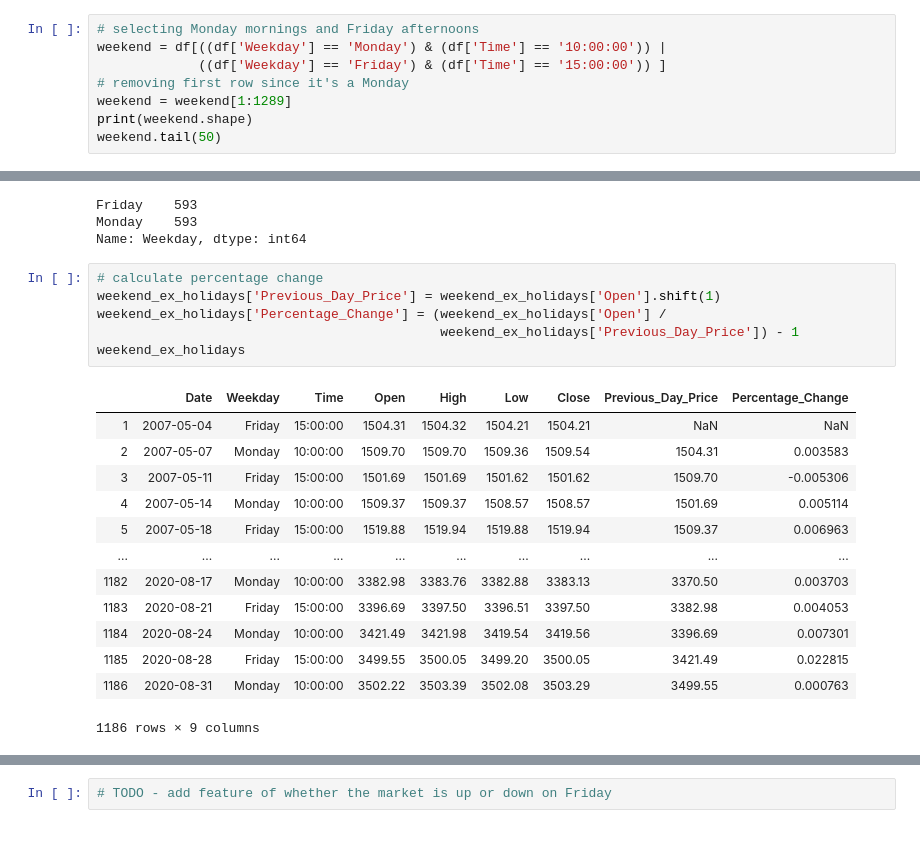
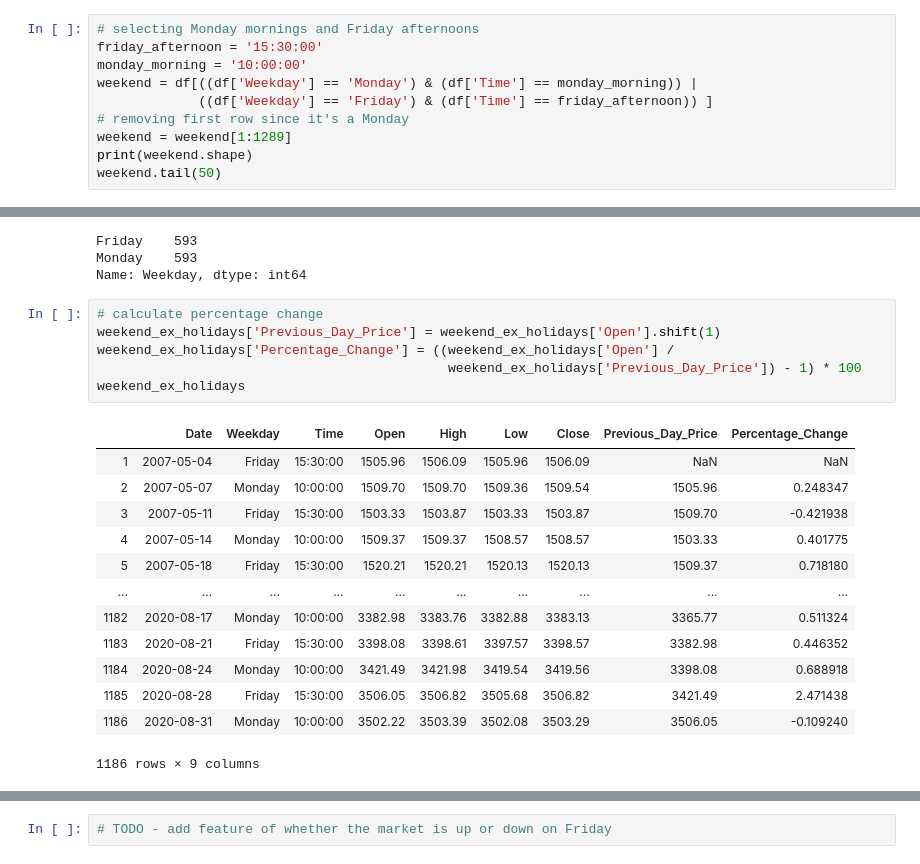
Before and after one commit to jbell1991/weekend-effect, a Jupyter notebook: weekend-effect.ipynb, the cells around one changed output, grey strips where cells are left out. Saved outputs shown, nothing was run; the diff lists cells and outputs as text.

```diff
--- a/weekend-effect.ipynb
+++ b/weekend-effect.ipynb
@@ -108,8 +108,10 @@ df.head()
 # and selling at 9:30, 10:00, 10:30, 11:00 on Monday
 # %%
 # selecting Monday mornings and Friday afternoons
-weekend = df[((df['Weekday'] == 'Monday') & (df['Time'] == '10:00:00')) |
-             ((df['Weekday'] == 'Friday') & (df['Time'] == '15:00:00')) ]
+friday_afternoon = '15:30:00'
+monday_morning = '10:00:00'
+weekend = df[((df['Weekday'] == 'Monday') & (df['Time'] == monday_morning)) |
+             ((df['Weekday'] == 'Friday') & (df['Time'] == friday_afternoon)) ]
 # removing first row since it's a Monday
 weekend = weekend[1:1289]
 print(weekend.shape)
@@ -228,22 +230,22 @@ Name: Weekday, dtype: int64
 # %%
 # calculate percentage change
 weekend_ex_holidays['Previous_Day_Price'] = weekend_ex_holidays['Open'].shift(1)
-weekend_ex_holidays['Percentage_Change'] = (weekend_ex_holidays['Open'] /
-                                            weekend_ex_holidays['Previous_Day_Price']) - 1
+weekend_ex_holidays['Percentage_Change'] = ((weekend_ex_holidays['Open'] /
+                                             weekend_ex_holidays['Previous_Day_Price']) - 1) * 100
 weekend_ex_holidays
 # %% [output]
 |  | Date | Weekday | Time | Open | High | Low | Close | Previous_Day_Price | Percentage_Change |
-| 1 | 2007-05-04 | Friday | 15:00:00 | 1504.31 | 1504.32 | 1504.21 | 1504.21 | NaN | NaN |
-| 2 | 2007-05-07 | Monday | 10:00:00 | 1509.70 | 1509.70 | 1509.36 | 1509.54 | 1504.31 | 0.003583 |
-| 3 | 2007-05-11 | Friday | 15:00:00 | 1501.69 | 1501.69 | 1501.62 | 1501.62 | 1509.70 | -0.005306 |
-| 4 | 2007-05-14 | Monday | 10:00:00 | 1509.37 | 1509.37 | 1508.57 | 1508.57 | 1501.69 | 0.005114 |
-| 5 | 2007-05-18 | Friday | 15:00:00 | 1519.88 | 1519.94 | 1519.88 | 1519.94 | 1509.37 | 0.006963 |
+| 1 | 2007-05-04 | Friday | 15:30:00 | 1505.96 | 1506.09 | 1505.96 | 1506.09 | NaN | NaN |
+| 2 | 2007-05-07 | Monday | 10:00:00 | 1509.70 | 1509.70 | 1509.36 | 1509.54 | 1505.96 | 0.248347 |
+| 3 | 2007-05-11 | Friday | 15:30:00 | 1503.33 | 1503.87 | 1503.33 | 1503.87 | 1509.70 | -0.421938 |
+| 4 | 2007-05-14 | Monday | 10:00:00 | 1509.37 | 1509.37 | 1508.57 | 1508.57 | 1503.33 | 0.401775 |
+| 5 | 2007-05-18 | Friday | 15:30:00 | 1520.21 | 1520.21 | 1520.13 | 1520.13 | 1509.37 | 0.718180 |
 | ... | ... | ... | ... | ... | ... | ... | ... | ... | ... |
-| 1182 | 2020-08-17 | Monday | 10:00:00 | 3382.98 | 3383.76 | 3382.88 | 3383.13 | 3370.50 | 0.003703 |
-| 1183 | 2020-08-21 | Friday | 15:00:00 | 3396.69 | 3397.50 | 3396.51 | 3397.50 | 3382.98 | 0.004053 |
-| 1184 | 2020-08-24 | Monday | 10:00:00 | 3421.49 | 3421.98 | 3419.54 | 3419.56 | 3396.69 | 0.007301 |
-| 1185 | 2020-08-28 | Friday | 15:00:00 | 3499.55 | 3500.05 | 3499.20 | 3500.05 | 3421.49 | 0.022815 |
-| 1186 | 2020-08-31 | Monday | 10:00:00 | 3502.22 | 3503.39 | 3502.08 | 3503.29 | 3499.55 | 0.000763 |
+| 1182 | 2020-08-17 | Monday | 10:00:00 | 3382.98 | 3383.76 | 3382.88 | 3383.13 | 3365.77 | 0.511324 |
+| 1183 | 2020-08-21 | Friday | 15:30:00 | 3398.08 | 3398.61 | 3397.57 | 3398.57 | 3382.98 | 0.446352 |
+| 1184 | 2020-08-24 | Monday | 10:00:00 | 3421.49 | 3421.98 | 3419.54 | 3419.56 | 3398.08 | 0.688918 |
+| 1185 | 2020-08-28 | Friday | 15:30:00 | 3506.05 | 3506.82 | 3505.68 | 3506.82 | 3421.49 | 2.471438 |
+| 1186 | 2020-08-31 | Monday | 10:00:00 | 3502.22 | 3503.39 | 3502.08 | 3503.29 | 3506.05 | -0.109240 |
 1186 rows × 9 columns
 # %%
 # add price direction feature
```
Also changed, not shown: parts of 27 cells of this notebook.
